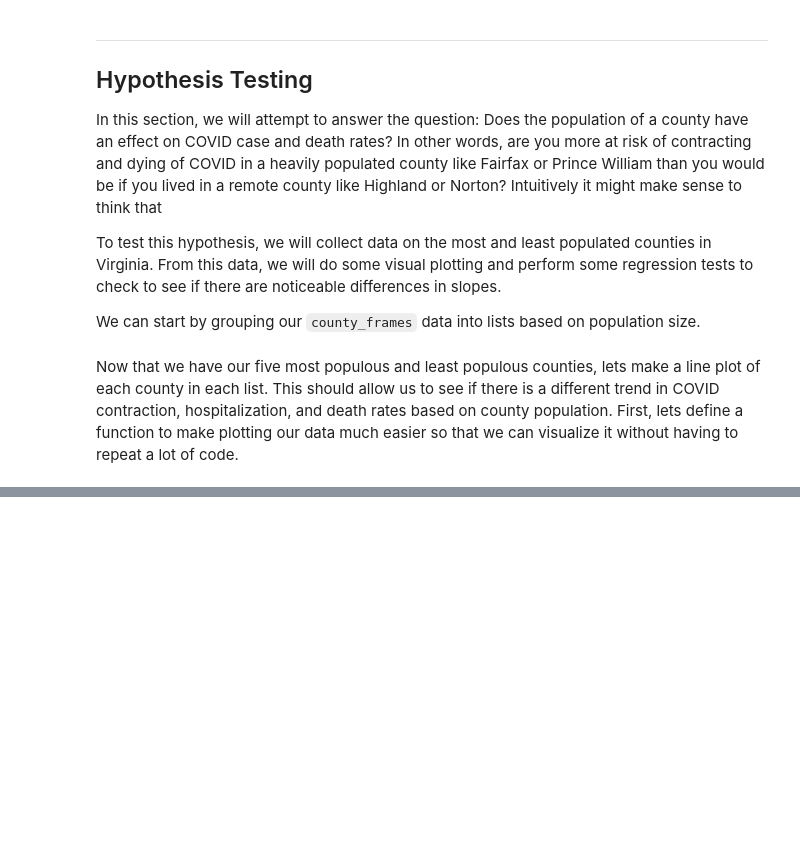
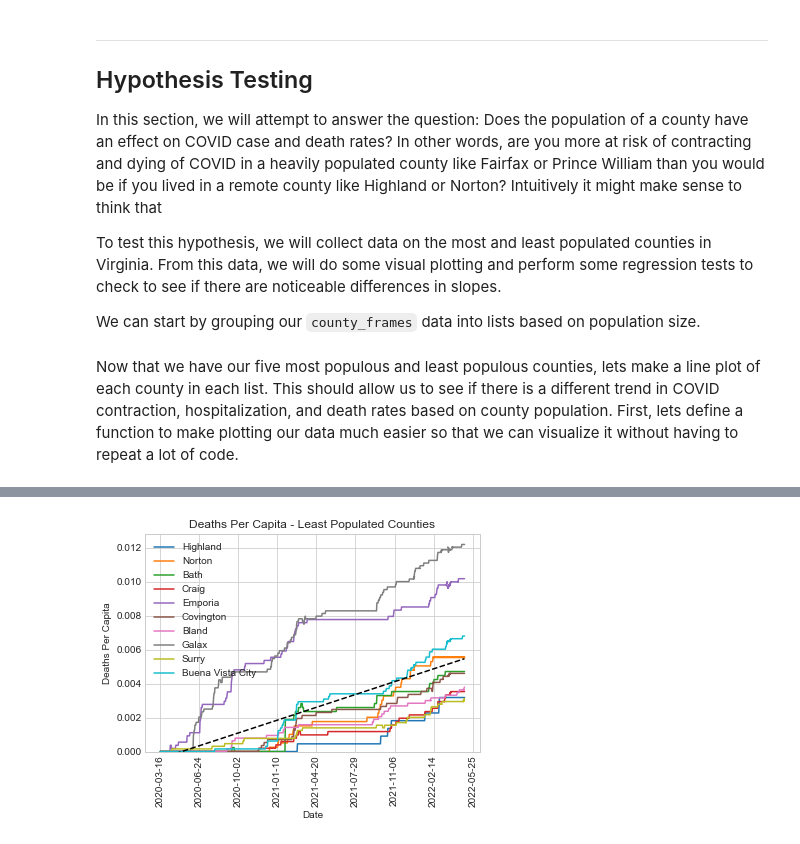
Before and after one commit to martindavid1995/Data-Science-Tutorial, a Jupyter notebook: Tutorial.ipynb, the cells around one changed output, grey strips where cells are left out. Saved outputs shown, nothing was run; the diff lists cells and outputs as text; code cells hidden in the pictures; blank space fills up the shorter version.

```diff
--- a/Tutorial.ipynb
+++ b/Tutorial.ipynb
@@ -487,0 +506,4 @@ plt.plot(x,y)
+# %%
+doRegPlot(least_populous_frames, 'Deaths Per Capita', 'Deaths Per Capita - Least Populated Counties')
+# %% [output]
+[figure, added]
```
Also changed, not shown: parts of 8 cells of this notebook, 1 other file.
